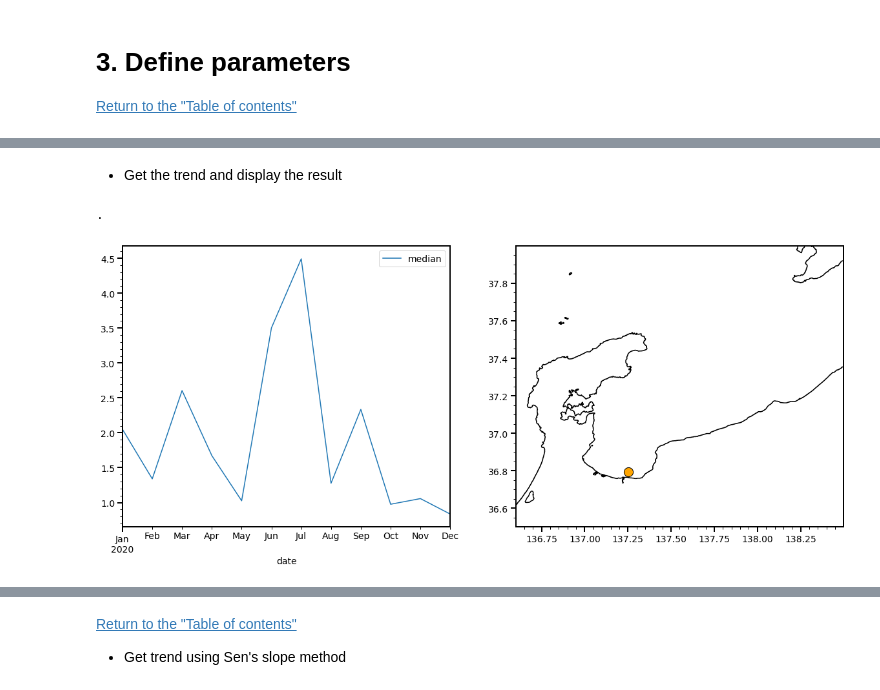
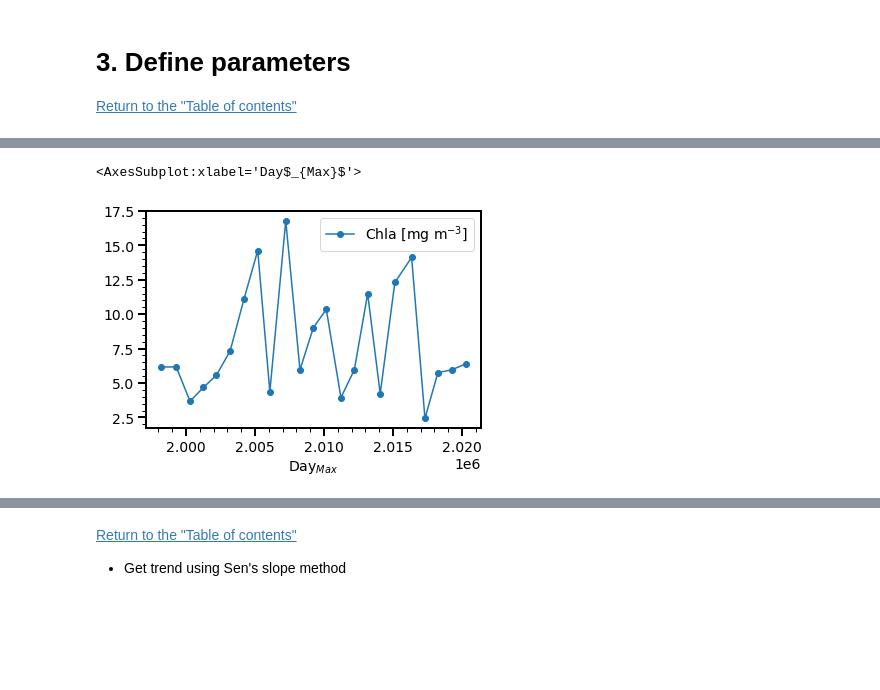
Before and after one commit to npec/5th-NOWPAP-Training-Course-on-Remote-Sensing-Data-Analysis, a Jupyter notebook: 03.Time-series-analysis/3.3.time-series-analysis_trend-detection.ipynb, the cells around one changed output, grey strips where cells are left out. Drawn from its saved outputs; the diff is of its cells as text; code cells hidden in the pictures; blank space fills up the shorter version.

```diff
--- a/03.Time-series-analysis/3.3.time-series-analysis_trend-detection.ipynb
+++ b/03.Time-series-analysis/3.3.time-series-analysis_trend-detection.ipynb
@@ -57,7 +57,7 @@ util.mpl_custom(mpl=plt)
 [Return to the "Table of contents"](#Table-of-contents)
 # %%
 INTPUT_DIR = Path('.').absolute().joinpath(r'data\YOC')
-INPUT_FILE = OUTPUT_DIR.joinpath('annual_max_1998_2020.txt')
+INPUT_FILE = INTPUT_DIR.joinpath('annual_max_1998_2020.csv')
 # %% [markdown]
 # 4. Trend detection
 [Return to the "Table of contents"](#Table-of-contents)
@@ -65,5 +65,5 @@ INPUT_FILE = OUTPUT_DIR.joinpath('annual_max_1998_2020.txt')
 # %%
 # Read data
-df = pd.read_csv(save_to)
+df = pd.read_csv(INPUT_FILE)
 df.head()
 # %% [output]
@@ -71,11 +76,6 @@ Wall time: 453 ms
-# %% [markdown]
-- Get the trend and display the result
-# %%
-fig, ax = plt.subplots(1,2, figsize=(20,8))
-
-df['date'] = pd.to_datetime(df['time_start'])
-df.plot(x='date', y='median', ax=ax[0])
-util.add2map(file=INPUT_FILES[0], point=point, ax=ax[1])
-# %% [output]
-.
-[figure, removed]
+# %%
+# Display the annual max time series
+df.plot(y='Chla [mg m$^{-3}$]', x='Day$_{Max}$', marker='o')
+# %% [output]
+<AxesSubplot:xlabel='Day$_{Max}$'>
+[figure, added]
```
Also changed, not shown: parts of 5 cells of this notebook, 3 other files.
